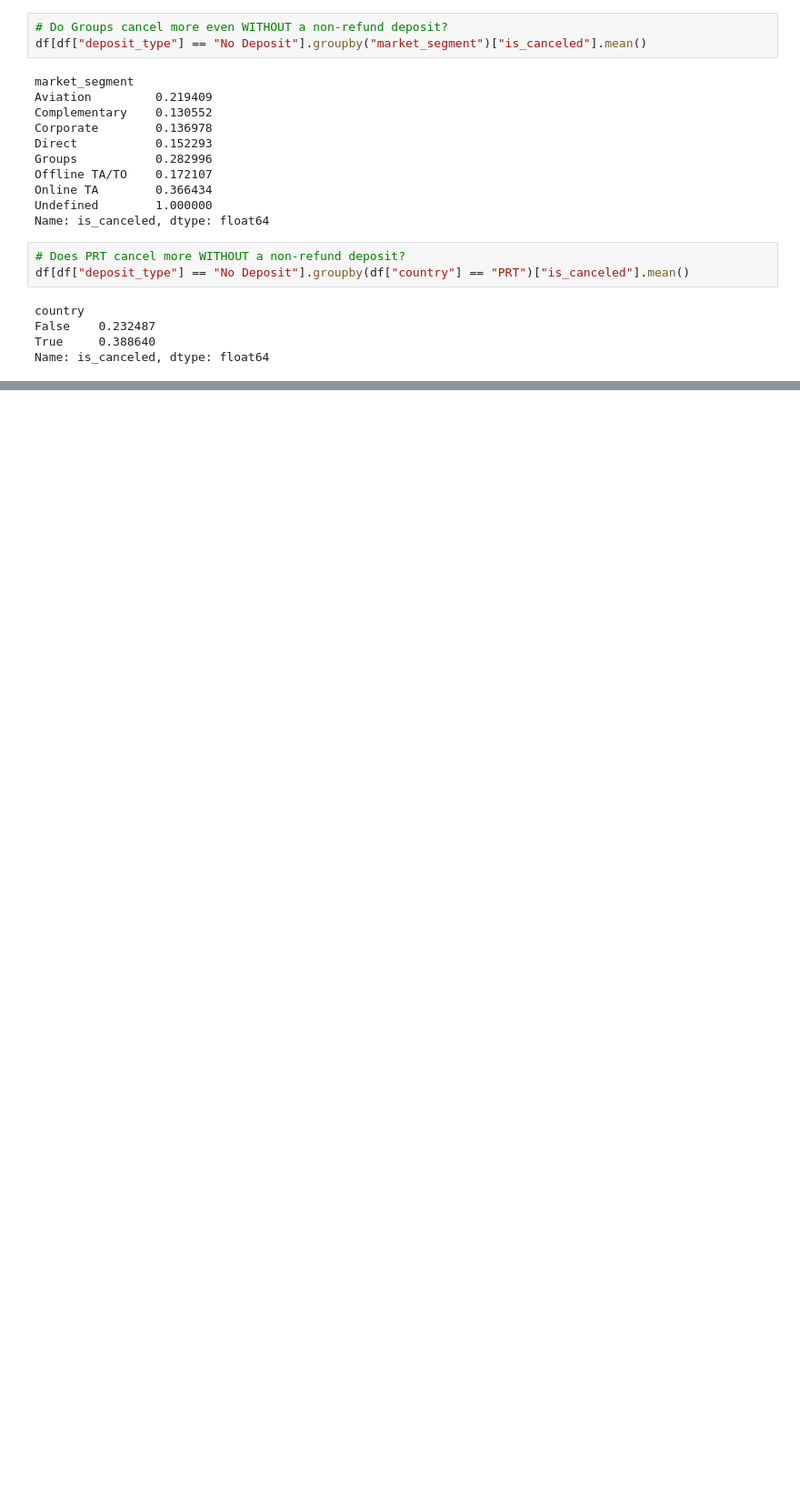
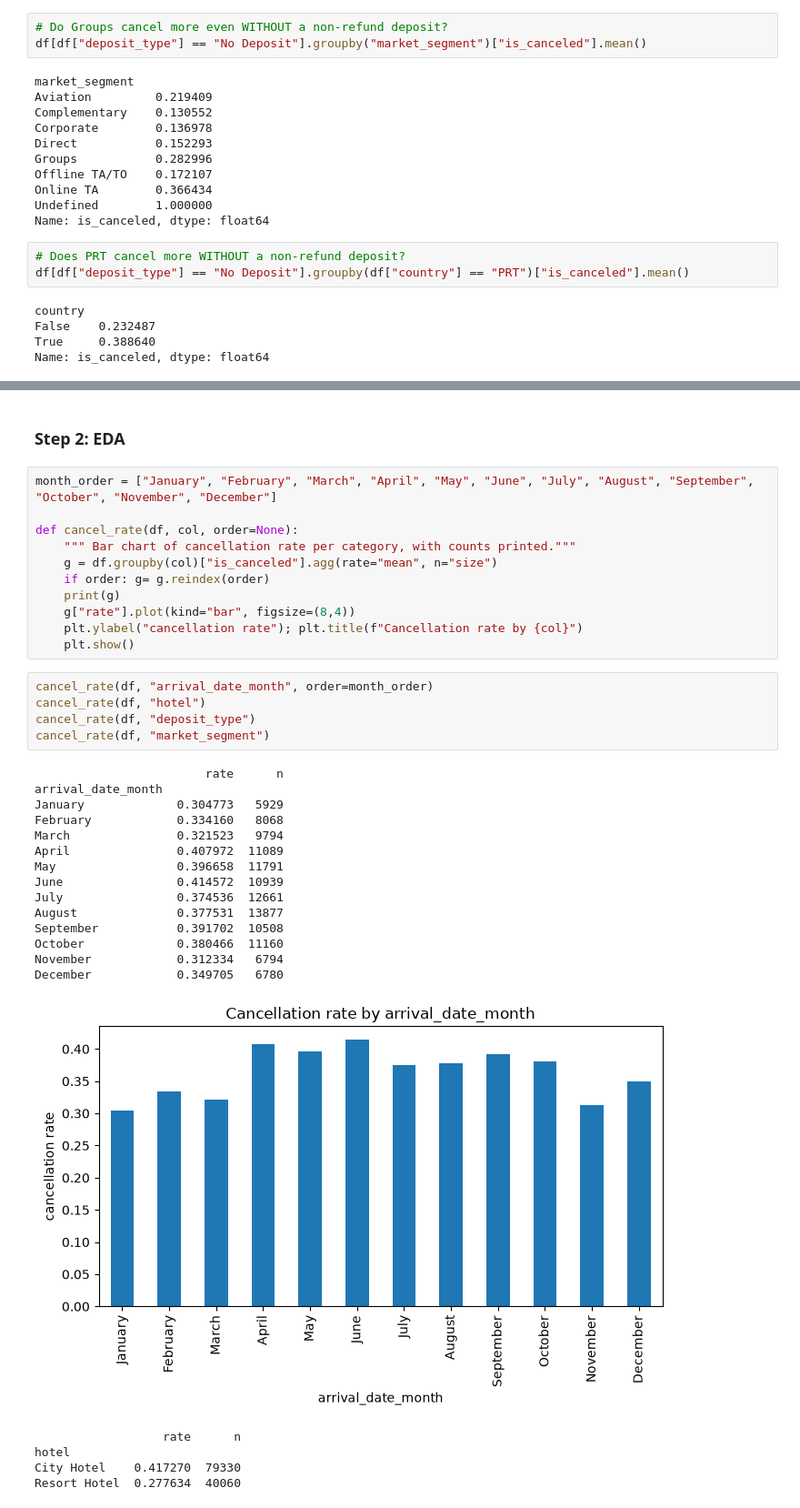
Before and after one commit to Hiruna01/hotel-booking-intelligence, a Jupyter notebook: notebooks/01_eda_cleaning.ipynb, the cells around one changed output, grey strips where cells are left out. Shown at 91% size. Drawn from its saved outputs; the diff is of its cells as text; blank space fills up the shorter version.

```diff
--- a/notebooks/01_eda_cleaning.ipynb
+++ b/notebooks/01_eda_cleaning.ipynb
@@ -185,0 +185,38 @@ Name: is_canceled, dtype: float64
+# %% [markdown]
+### **Step 2: EDA**
+# %%
+month_order = ["January", "February", "March", "April", "May", "June", "July", "August", "September", "October", "November", "December"]
+
+def cancel_rate(df, col, order=None):
+    """ Bar chart of cancellation rate per category, with counts printed."""
+    g = df.groupby(col)["is_canceled"].agg(rate="mean", n="size")
+    if order: g= g.reindex(order)
+    print(g)
+    g["rate"].plot(kind="bar", figsize=(8,4))
+    plt.ylabel("cancellation rate"); plt.title(f"Cancellation rate by {col}")
+    plt.show()
+# %%
+cancel_rate(df, "arrival_date_month", order=month_order)
+cancel_rate(df, "hotel")
+cancel_rate(df, "deposit_type")
+cancel_rate(df, "market_segment")
+# %% [output]
+                        rate      n
+arrival_date_month
+January             0.304773   5929
+February            0.334160   8068
+March               0.321523   9794
+April               0.407972  11089
+May                 0.396658  11791
+June                0.414572  10939
+July                0.374536  12661
+August              0.377531  13877
+September           0.391702  10508
+October             0.380466  11160
+November            0.312334   6794
+December            0.349705   6780
+[figure, added]
+                  rate      n
+hotel
+City Hotel    0.417270  79330
+Resort Hotel  0.277634  40060
```
Also changed, not shown: parts of 23 cells of this notebook.
